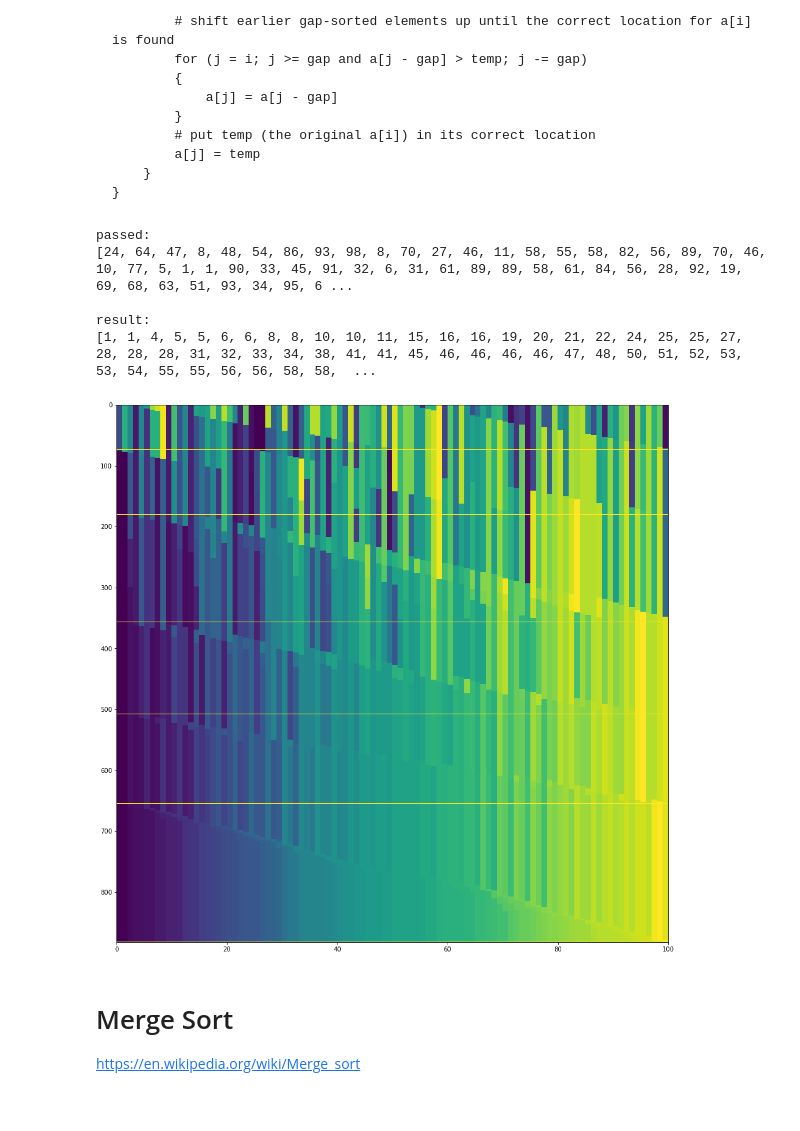
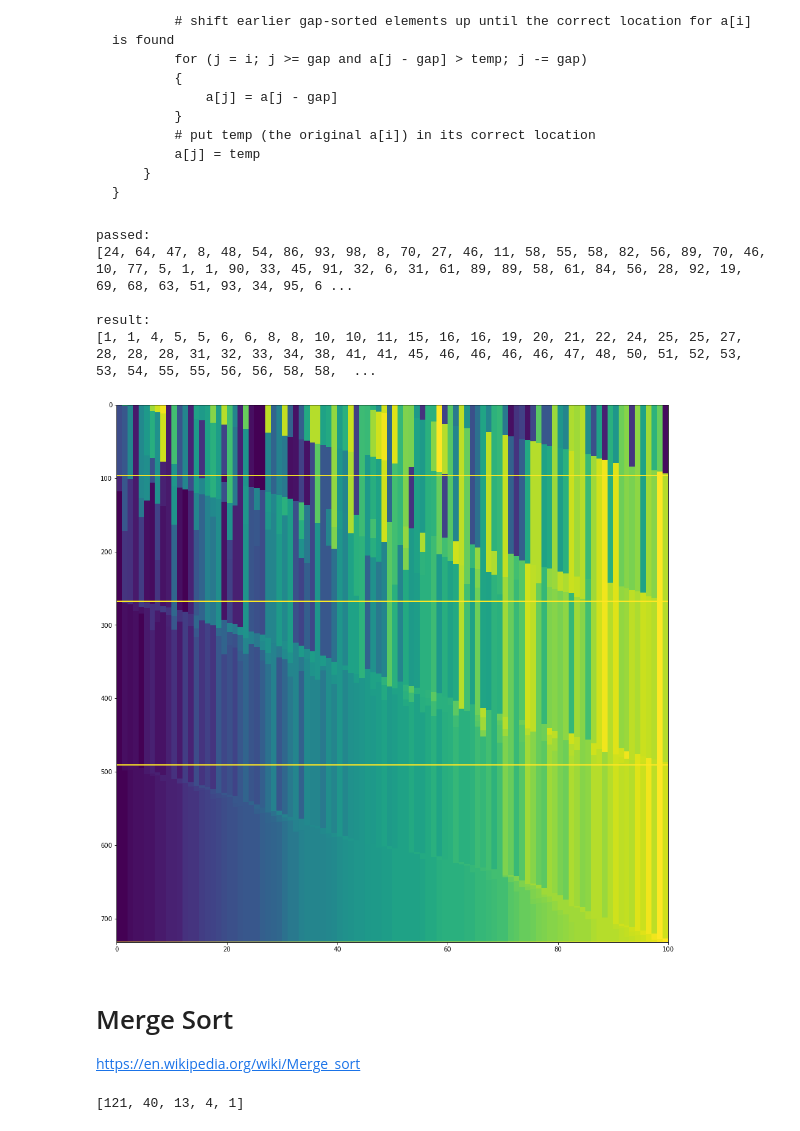
Before and after one commit to hyzhak/python-interview, a Jupyter notebook: sorting.ipynb, the cells around one changed output. Drawn from its saved outputs; the diff is of its cells as text; code cells hidden in the pictures.

Commit message:
add knuth gaps for shellsort alg

```diff
--- a/sorting.ipynb
+++ b/sorting.ipynb
@@ -241,14 +241,29 @@ def shell_gaps(n):
         yield n
 
 
-def shell_sort(data):
+def knuth_gaps(n):
+    """
+    compute h with formula proposed by Knuth
+    """
+    gaps = []
+    h = 1
+    while h < n:
+        gaps.append(h)
+        h = h * 3 + 1
+
+    return reversed(gaps)
+
+
+def shell_sort(data, gaps):
+    """
+    @params gaps https://en.wikipedia.org/wiki/Shellsort#Gap_sequences
+    """
     data = data[:]
     n = len(data)
 
     # use it for store animation of sorting
     animation = []
-    # https://en.wikipedia.org/wiki/Shellsort#Gap_sequences
-    gaps = shell_gaps(n)
+
     for gap in gaps:
         # we are tring to find unsorted items in groups with gap
         # so we are not interested in first [0, gap-1] items
@@ -260,35 +275,39 @@ def shell_sort(data):
             while j >= gap and data[j - gap] > tmp:
                 data[j] = data[j - gap]
                 animation.append(data[:])
                 j -= gap
             # then put selected item at the place when we didn't find bigger item
             data[j] = tmp
             animation.append(data[:])
 
         # add fake line to show gap split
         animation.append([100]*(n))
     return data, animation
 
 print('passed:')
 print(data)
 
-res, animation = shell_sort(data)
+res, animation = shell_sort(data, knuth_gaps(len(data)))
 assert res is not data
 
 print()
 print('result:')
 print(res)
 assert is_sorted(res)
 
 plt.figure(figsize=(16,16))
 plt.imshow(animation, interpolation='none', aspect='auto', extent=[0,100,len(animation), 0]);
 # %% [output]
 passed:
 [24, 64, 47, 8, 48, 54, 86, 93, 98, 8, 70, 27, 46, 11, 58, 55, 58, 82, 56, 89, 70, 46, 10, 77, 5, 1, 1, 90, 33, 45, 91, 32, 6, 31, 61, 89, 89, 58, 61, 84, 56, 28, 92, 19, 69, 68, 63, 51, 93, 34, 95, 6 ...
 
 result:
 [1, 1, 4, 5, 5, 6, 6, 8, 8, 10, 10, 11, 15, 16, 16, 19, 20, 21, 22, 24, 25, 25, 27, 28, 28, 28, 31, 32, 33, 34, 38, 41, 41, 45, 46, 46, 46, 46, 47, 48, 50, 51, 52, 53, 53, 54, 55, 55, 56, 56, 58, 58,  ...
-[figure, old version]
+[figure, new version]
 # %% [markdown]
 # Merge Sort
 https://en.wikipedia.org/wiki/Merge_sort
+# %%
+list(knuth_gaps(200))
+# %% [output]
+[121, 40, 13, 4, 1]
```
Also changed, not shown: parts of 1 cell of this notebook.
